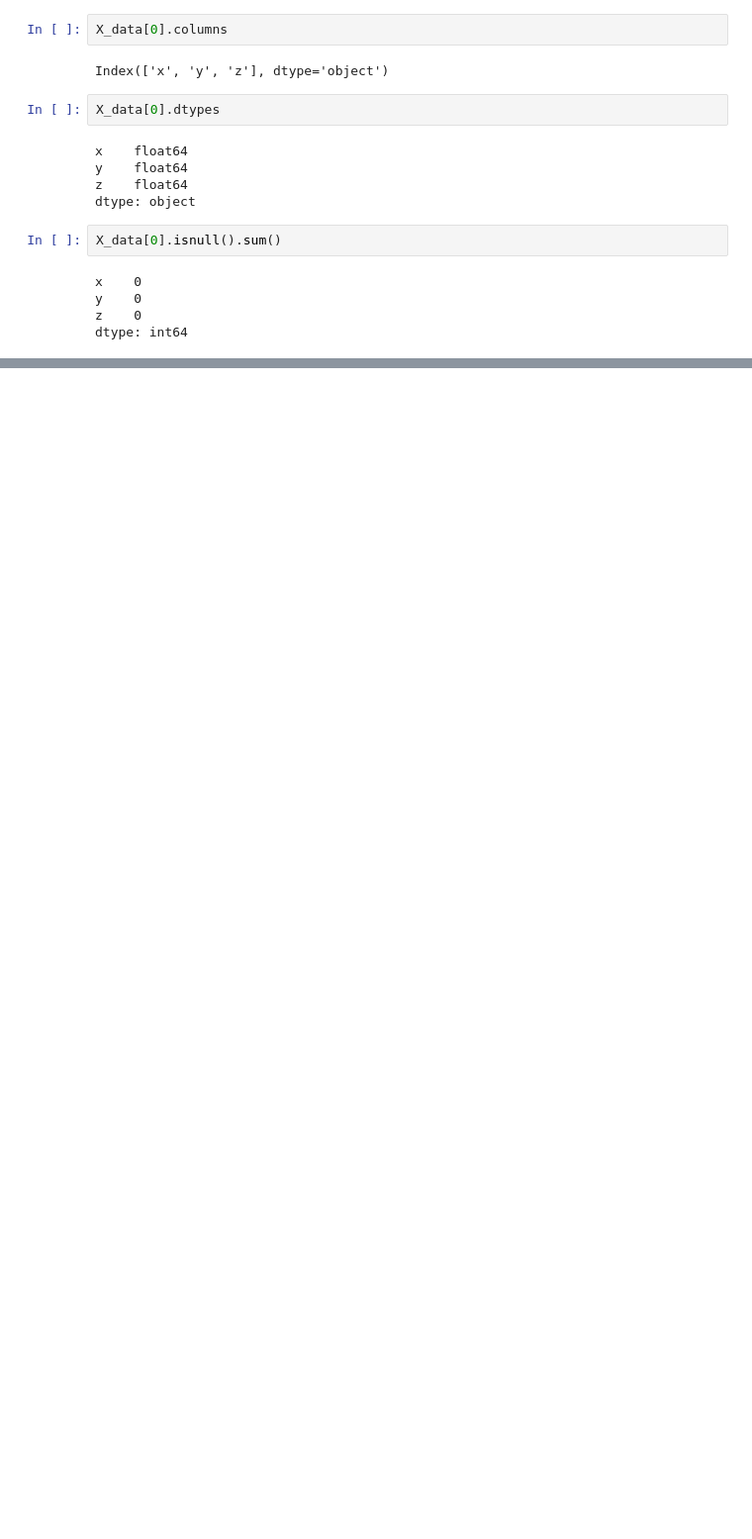
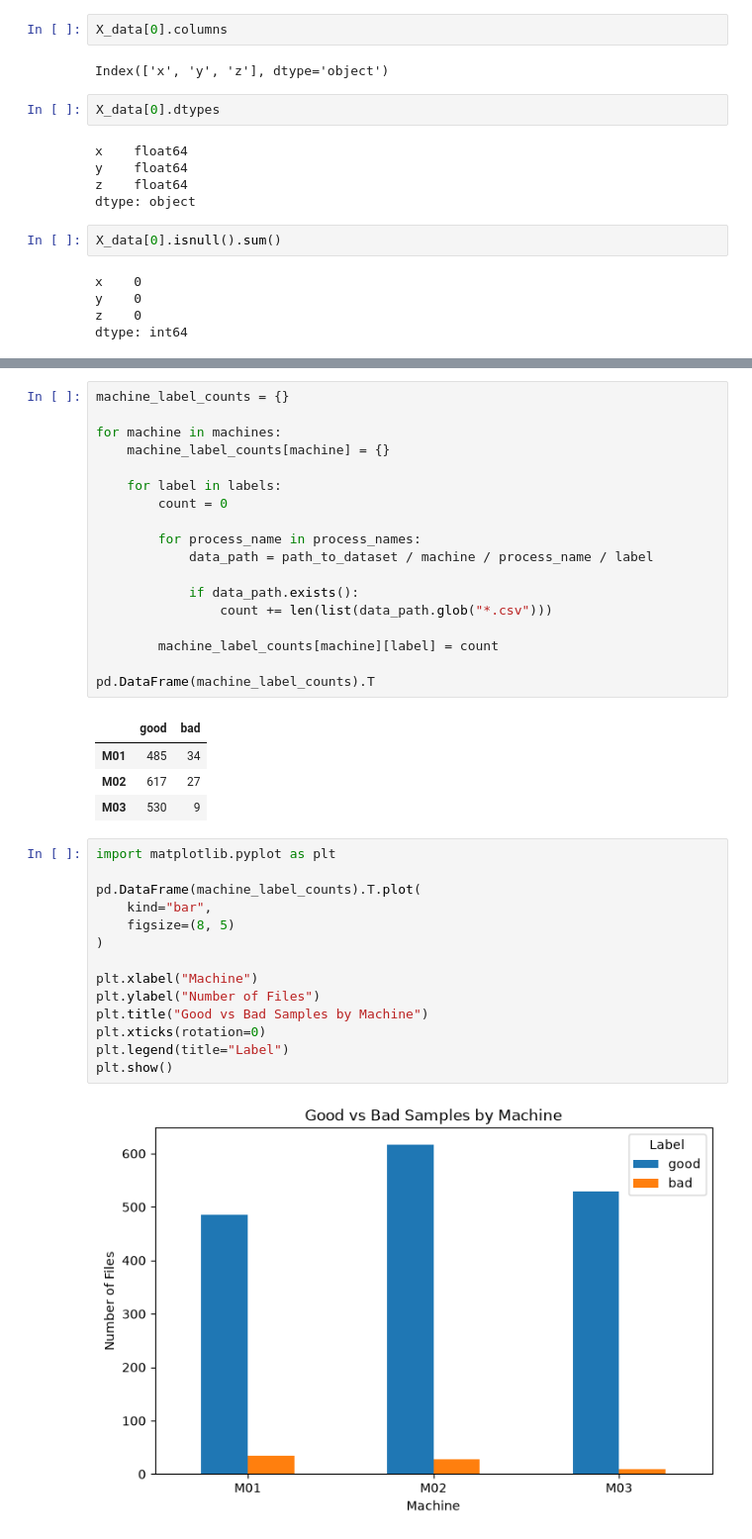
Before and after one commit to taruncodeplace6666/LTM_Multi-Agent-Predictive-Maintenance-Root-Cause-Analysis_T9943, a Jupyter notebook: notebooks/data_explorer.ipynb, the cells around one changed output, grey strips where cells are left out. Shown at 99% size. Cells and saved outputs as stored; diff of their text form; blank space fills up the shorter version.

Commit message:
eda process

```diff
--- a/notebooks/data_explorer.ipynb
+++ b/notebooks/data_explorer.ipynb
@@ -80,0 +154,39 @@ dtype: int64
+# %%
+machine_label_counts = {}
+
+for machine in machines:
+    machine_label_counts[machine] = {}
+
+    for label in labels:
+        count = 0
+
+        for process_name in process_names:
+            data_path = path_to_dataset / machine / process_name / label
+
+            if data_path.exists():
+                count += len(list(data_path.glob("*.csv")))
+
+        machine_label_counts[machine][label] = count
+
+pd.DataFrame(machine_label_counts).T
+# %% [output]
+|  | good | bad |
+| M01 | 485 | 34 |
+| M02 | 617 | 27 |
+| M03 | 530 | 9 |
+# %%
+import matplotlib.pyplot as plt
+
+pd.DataFrame(machine_label_counts).T.plot(
+    kind="bar",
+    figsize=(8, 5)
+)
+
+plt.xlabel("Machine")
+plt.ylabel("Number of Files")
+plt.title("Good vs Bad Samples by Machine")
+plt.xticks(rotation=0)
+plt.legend(title="Label")
+plt.show()
+# %% [output]
+[figure, added]
```
Also changed, not shown: parts of 20 cells of this notebook.
